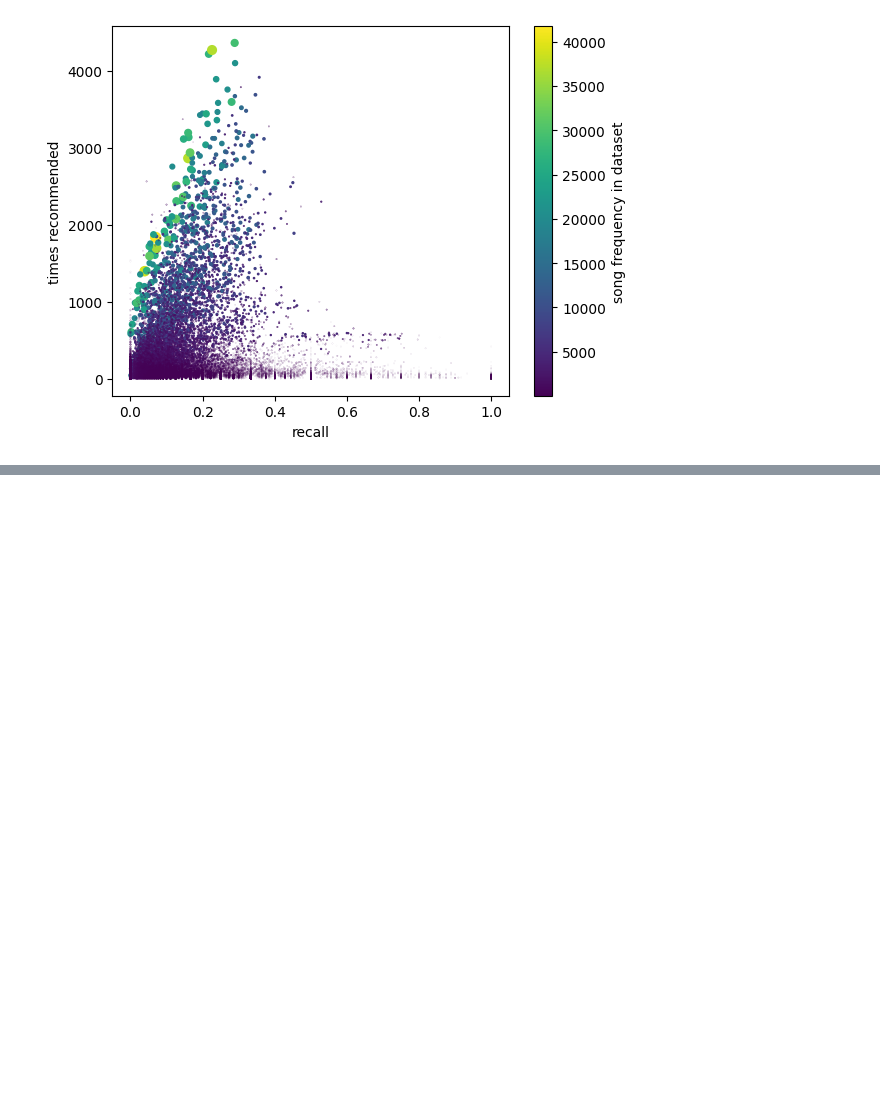
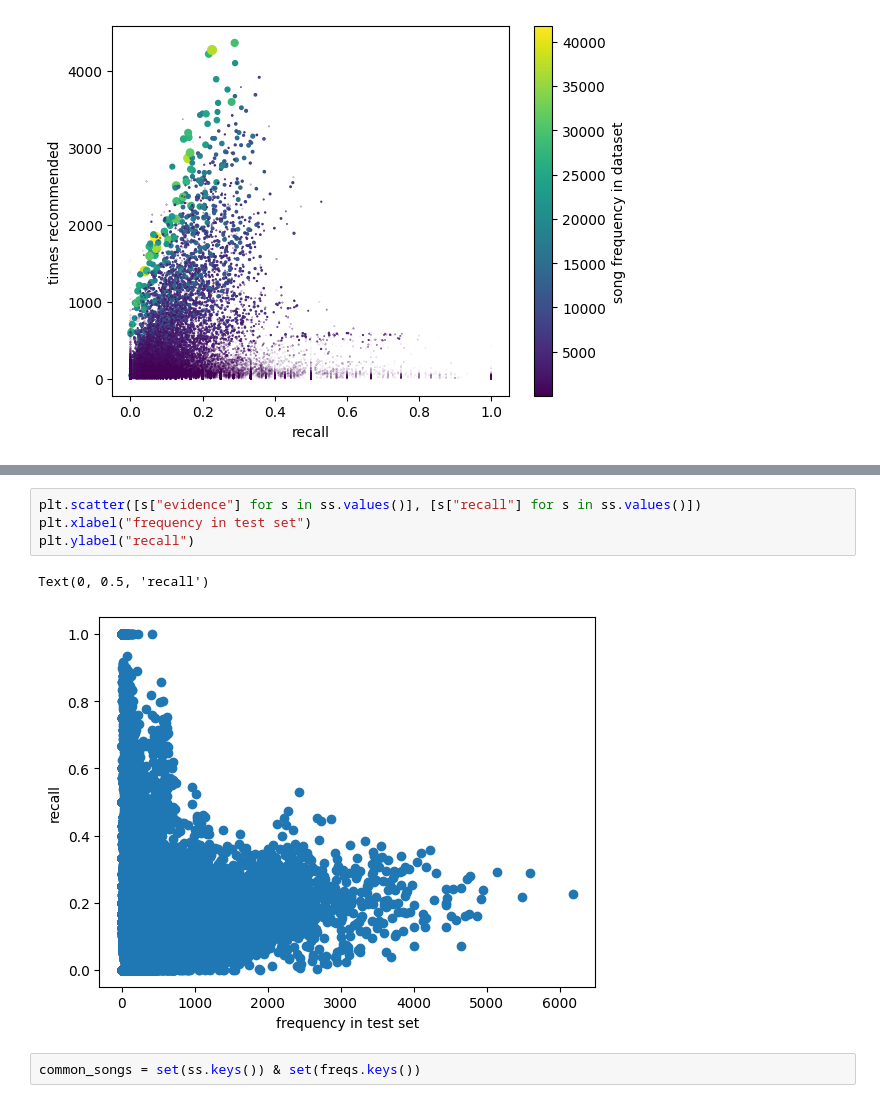
Before and after one commit to ricsi98/million-playlists, a Jupyter notebook: notebooks/HyperbolicEval.ipynb, the cells around one changed output, grey strips where cells are left out. Drawn from its saved outputs; the diff is of its cells as text; blank space fills up the shorter version.

```diff
--- a/notebooks/HyperbolicEval.ipynb
+++ b/notebooks/HyperbolicEval.ipynb
@@ -483,0 +535,9 @@ Text(0, 0.5, '# occurance in dataset')
+# %%
+plt.scatter([s["evidence"] for s in ss.values()], [s["recall"] for s in ss.values()])
+plt.xlabel("frequency in test set")
+plt.ylabel("recall")
+# %% [output]
+Text(0, 0.5, 'recall')
+[figure, added]
+# %%
+common_songs = set(ss.keys()) & set(freqs.keys())
```
Also changed, not shown: parts of 23 cells of this notebook, 2 other files.
